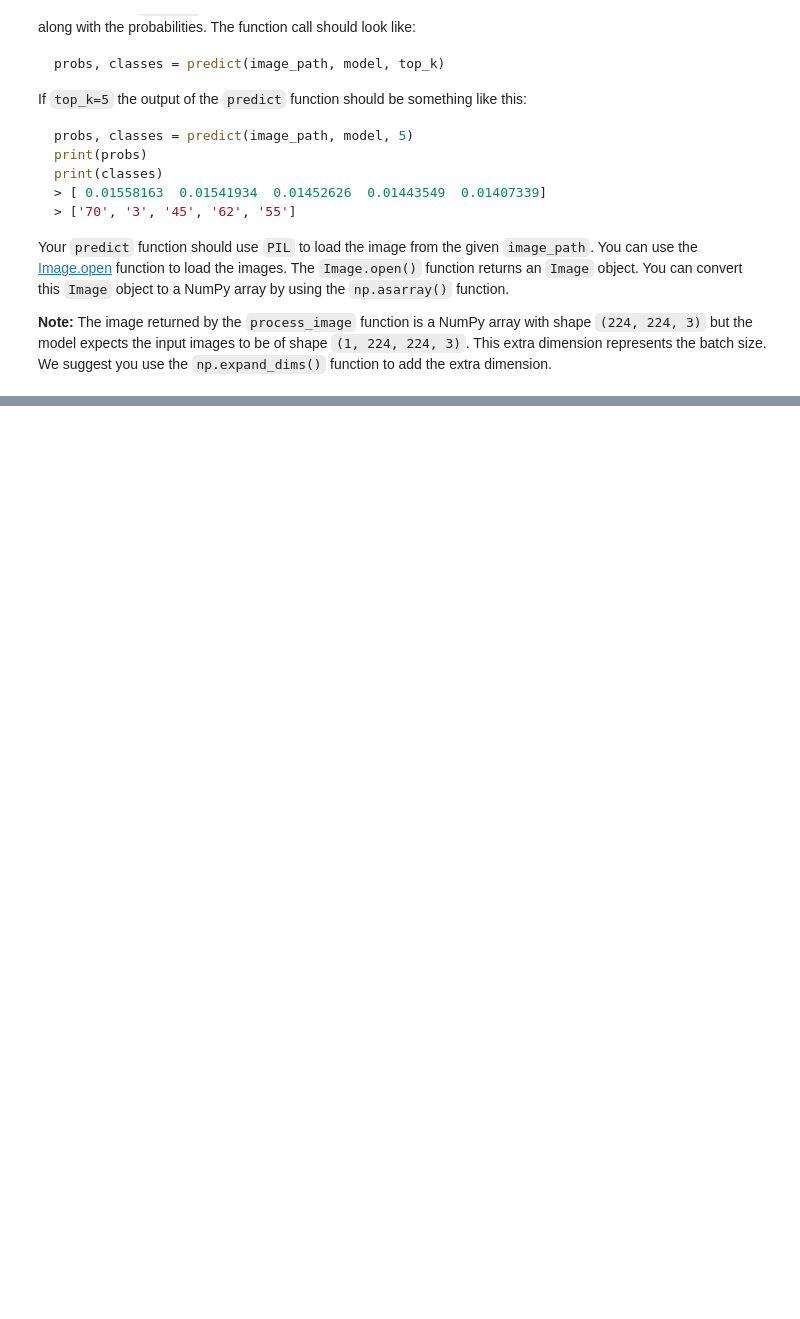
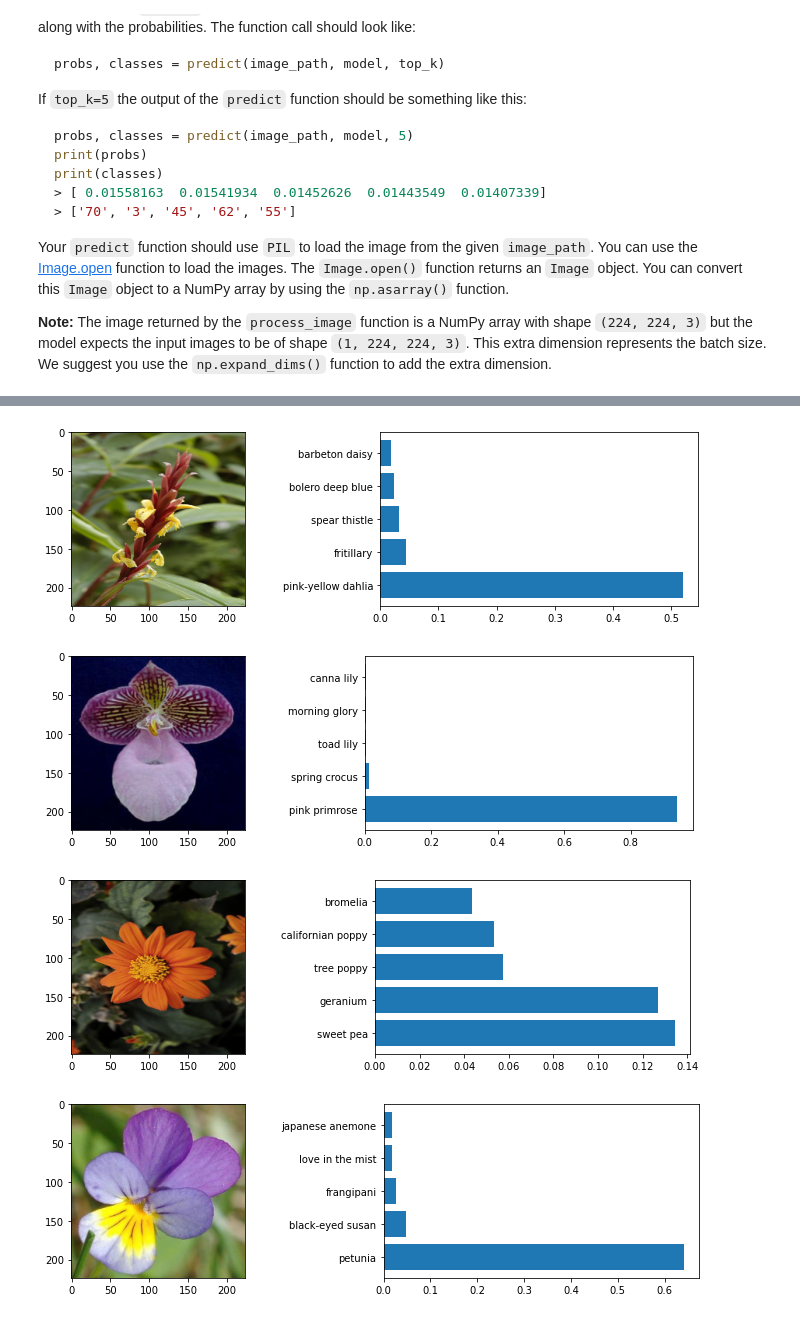
Before and after one commit to sanjitschouhan/intro-to-ml-tensorflow, a Jupyter notebook: projects/p2_image_classifier/Project_Image_Classifier_Project.ipynb, the cells around one changed output, grey strips where cells are left out. Drawn from its saved outputs; the diff is of its cells as text; code cells hidden in the pictures; blank space fills up the shorter version.

```diff
--- a/projects/p2_image_classifier/Project_Image_Classifier_Project.ipynb
+++ b/projects/p2_image_classifier/Project_Image_Classifier_Project.ipynb
@@ -298,3 +288,10 @@ def predict(image_path, model, tok_k):
+# %%
+# TODO: Create the process_image function
+def process_image(image):
+    image = tf.cast(image, tf.float32)
+    image = tf.image.resize(image, (image_size, image_size))
+    image /= 255
+    return image
 # %% [markdown]
 To check your `process_image` function we have provided 4 images in the `./test_images/` folder:
 
@@ -349,3 +346,15 @@ Your `predict` function should use `PIL` to load the image from the given `image
+# %%
+# TODO: Create the predict function
+def predict(image_path, model, top_k):
+    im = Image.open(image_path)
+    test_image = np.asarray(im)
+
+    processed_test_image = process_image(test_image)
+    batched_test_image = np.expand_dims(processed_test_image, axis=0)
+
+    preds = model.predict(batched_test_image)[0]
+    ind = np.argsort(preds)[-top_k:][::-1]
+    return preds[ind], ind
 # %% [markdown]
 # Sanity Check
 
@@ -365,0 +373,33 @@ You can convert from the class integer labels to actual flower names using `clas
+# %%
+# TODO: Plot the input image along with the top 5 classes
+file_names = [
+    "cautleya_spicata.jpg",
+    "hard-leaved_pocket_orchid.jpg",
+    "orange_dahlia.jpg",
+    "wild_pansy.jpg"
+]
+
+def show_image(image_path, probs, classes):
+    im = Image.open(image_path)
+    test_image = np.asarray(im)
+
+    processed_test_image = process_image(test_image)
+
+    fig, (ax1, ax2) = plt.subplots(figsize=(10,3), ncols=2)
+    ax1.imshow(processed_test_image)
+    labels = []
+    for c in classes:
+        labels.append(class_names[str(c)])
+    ax2.barh(labels,probs)
+    plt.tight_layout()
+    plt.show()
+
+for file_name in file_names:
+    image_path = os.path.join("./test_images/", file_name)
+    probs, classes = predict(image_path, model, 5)
+    show_image(image_path, probs, classes)
+# %% [output]
+[figure, added]
+[figure, added]
+[figure, added]
+[figure, added]
```
Also changed, not shown: parts of 12 cells of this notebook.
